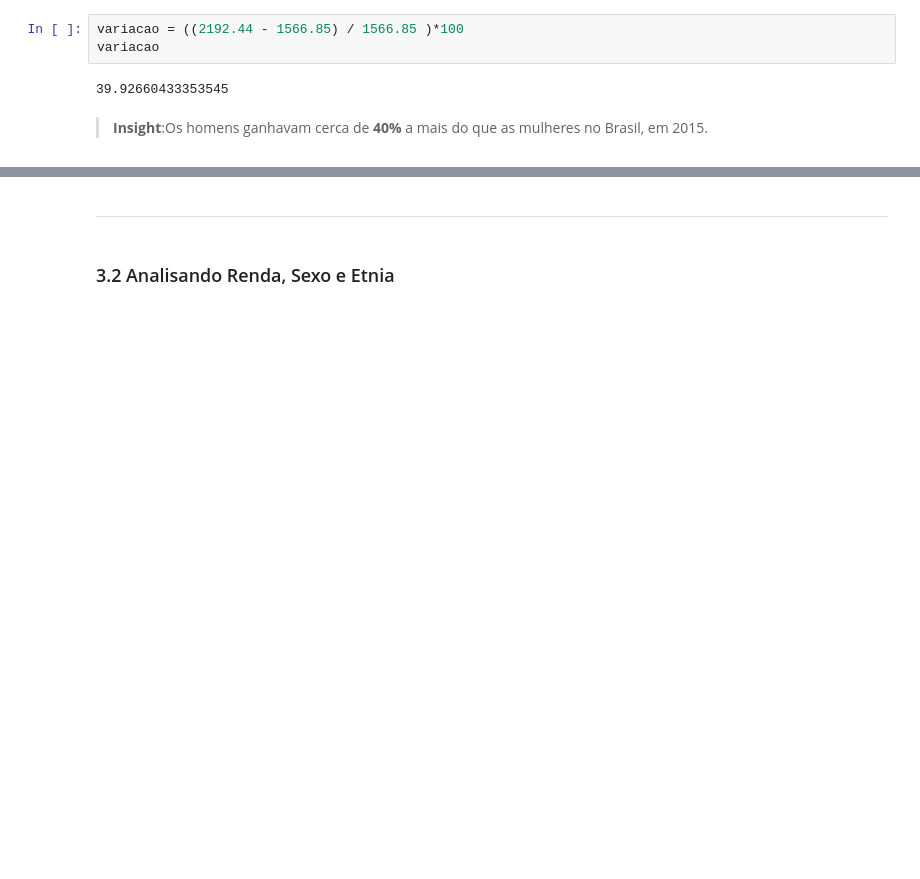
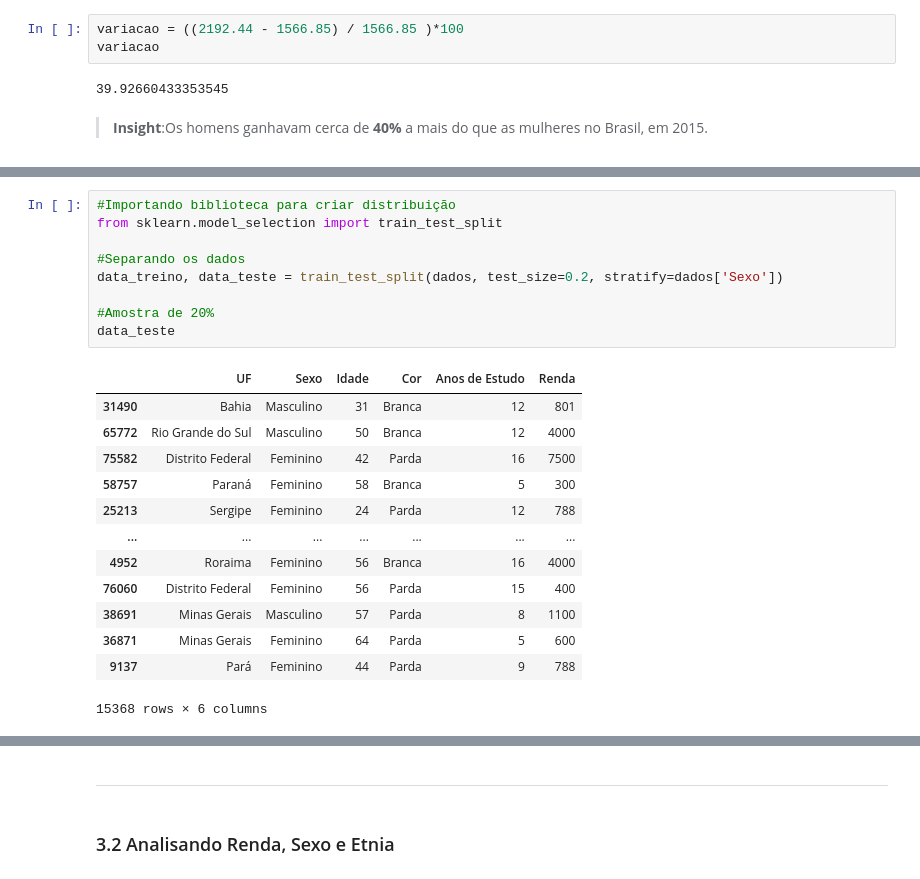
Before and after one commit to Marcus-Bernard0/Data-Science-projects, a Jupyter notebook: 1 - Projeto PNAD/Notebook/Projeto.ipynb, the cells around one changed output, grey strips where cells are left out. Drawn from its saved outputs; the diff is of its cells as text; blank space fills up the shorter version.

Commit message:
começando teste de hipóteses

```diff
--- a/1 - Projeto PNAD/Notebook/Projeto.ipynb
+++ b/1 - Projeto PNAD/Notebook/Projeto.ipynb
@@ -512,0 +609,23 @@ variacao
+# %%
+#Importando biblioteca para criar distribuição
+from sklearn.model_selection import train_test_split
+
+#Separando os dados
+data_treino, data_teste = train_test_split(dados, test_size=0.2, stratify=dados['Sexo'])
+
+#Amostra de 20%
+data_teste
+# %% [output]
+|  | UF | Sexo | Idade | Cor | Anos de Estudo | Renda |
+| 31490 | Bahia | Masculino | 31 | Branca | 12 | 801 |
+| 65772 | Rio Grande do Sul | Masculino | 50 | Branca | 12 | 4000 |
+| 75582 | Distrito Federal | Feminino | 42 | Parda | 16 | 7500 |
+| 58757 | Paraná | Feminino | 58 | Branca | 5 | 300 |
+| 25213 | Sergipe | Feminino | 24 | Parda | 12 | 788 |
+| ... | ... | ... | ... | ... | ... | ... |
+| 4952 | Roraima | Feminino | 56 | Branca | 16 | 4000 |
+| 76060 | Distrito Federal | Feminino | 56 | Parda | 15 | 400 |
+| 38691 | Minas Gerais | Masculino | 57 | Parda | 8 | 1100 |
+| 36871 | Minas Gerais | Feminino | 64 | Parda | 5 | 600 |
+| 9137 | Pará | Feminino | 44 | Parda | 9 | 788 |
+15368 rows × 6 columns
```
Also changed, not shown: parts of 63 cells of this notebook.
